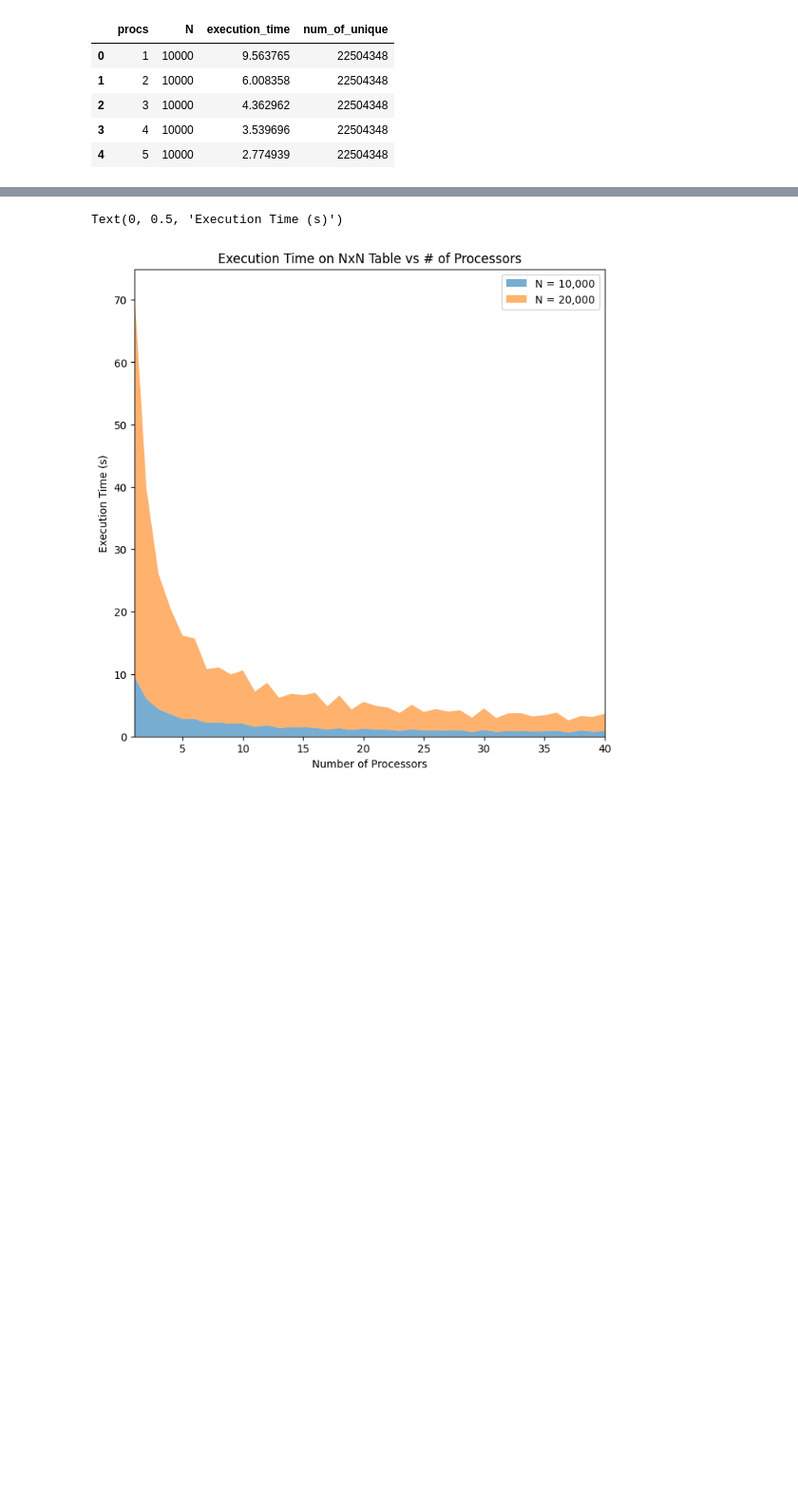
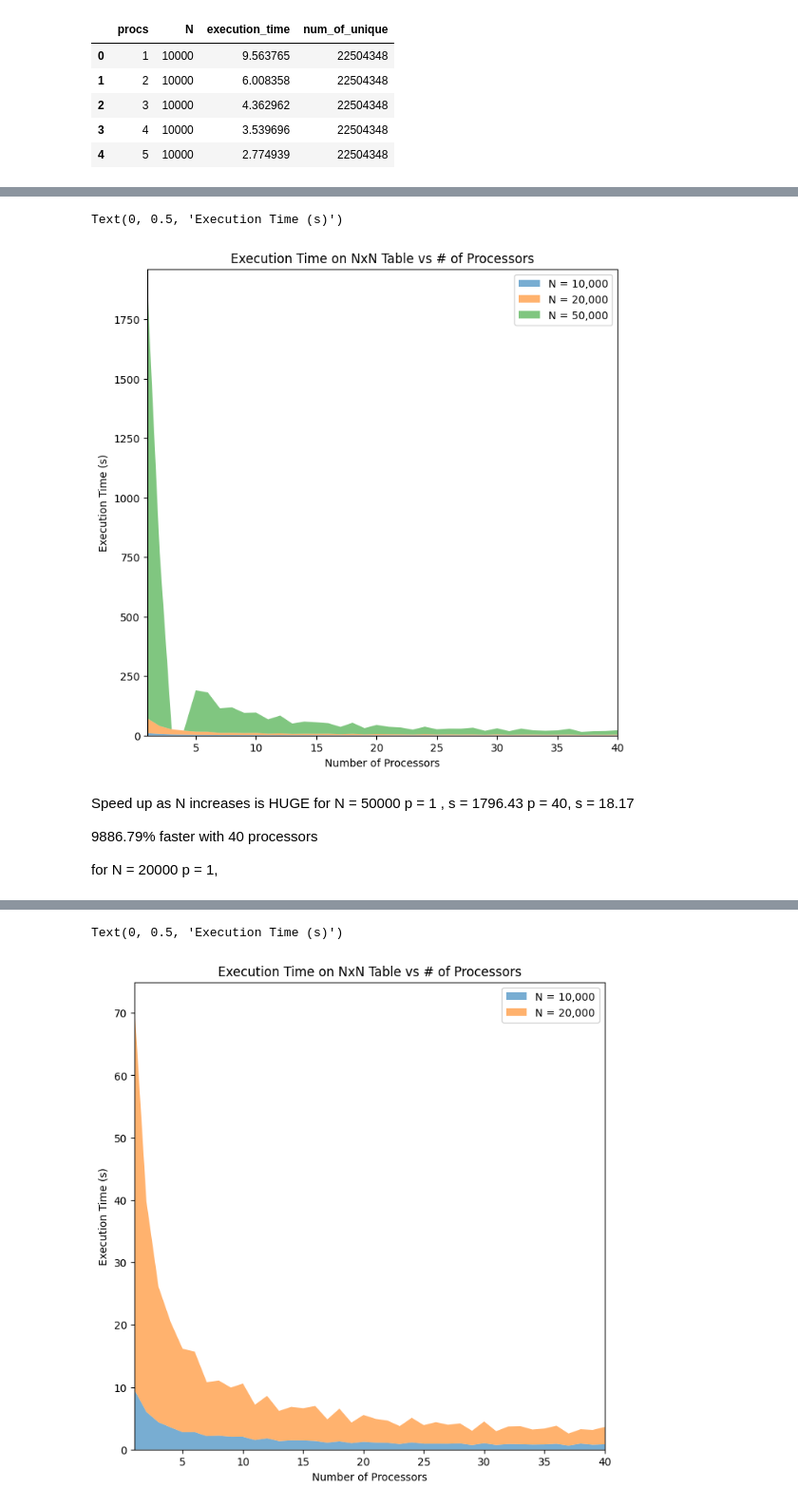
Before and after one commit to brianpacouloute/scalable_mpi_mult_table, a Jupyter notebook: output/benchmark.ipynb, the cells around one changed output, grey strips where cells are left out. Shown at 95% size. Saved outputs shown, nothing was run; the diff lists cells and outputs as text; code cells hidden in the pictures; blank space fills up the shorter version.

Commit message:
speedup calculations

```diff
--- a/output/benchmark.ipynb
+++ b/output/benchmark.ipynb
@@ -14,3 +14,5 @@ df.head()
 # %%
 N_10000 = df[df["N"] == 10000]
 N_20000 = df[df["N"] == 20000]
+N_50000 = df[df["N"] == 50000]
+N_50000.head()
@@ -16,0 +26,32 @@ N_20000 = df[df["N"] == 20000]
+# %%
+fig, ax = plt.subplots(figsize=(8,8))
+
+# Stack plot of execution time speed up on different sized multiplication tables
+ax.stackplot(N_10000["procs"],
+             N_10000["execution_time"],
+             N_20000["execution_time"],
+             N_50000["execution_time"],
+             alpha= 0.6,
+             labels=["N = 10,000", "N = 20,000", "N = 50,000"])
+
+plt.legend()
+
+# 1 -> 40 procs
+plt.xlim(left = 1, right=40)
+
+plt.title("Execution Time on NxN Table vs # of Processors")
+plt.xlabel("Number of Processors")
+plt.ylabel("Execution Time (s)")
+# %% [output]
+Text(0, 0.5, 'Execution Time (s)')
+[figure, added]
+# %% [markdown]
+Speed up as N increases is HUGE
+for N = 50000
+p = 1 , s = 1796.43
+p = 40, s = 18.17
+
+9886.79% faster with 40 processors
+
+for N = 20000
+p = 1,
```
Also changed, not shown: parts of 2 cells of this notebook.
